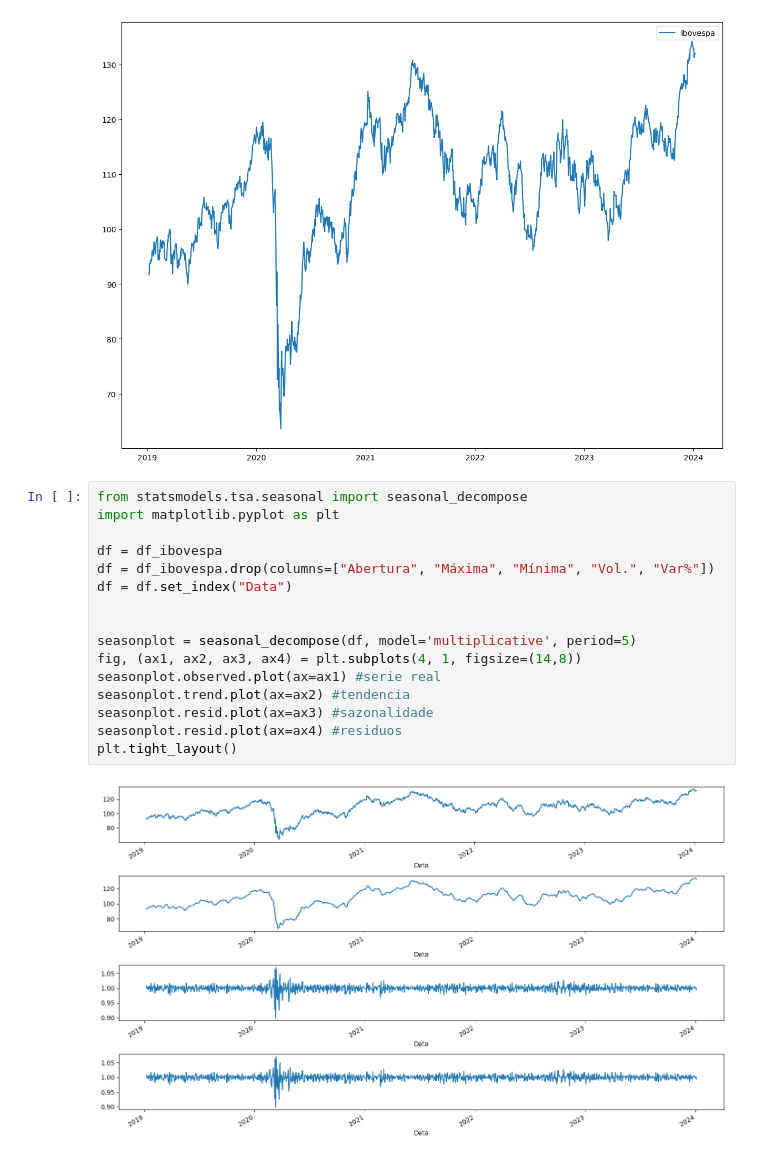
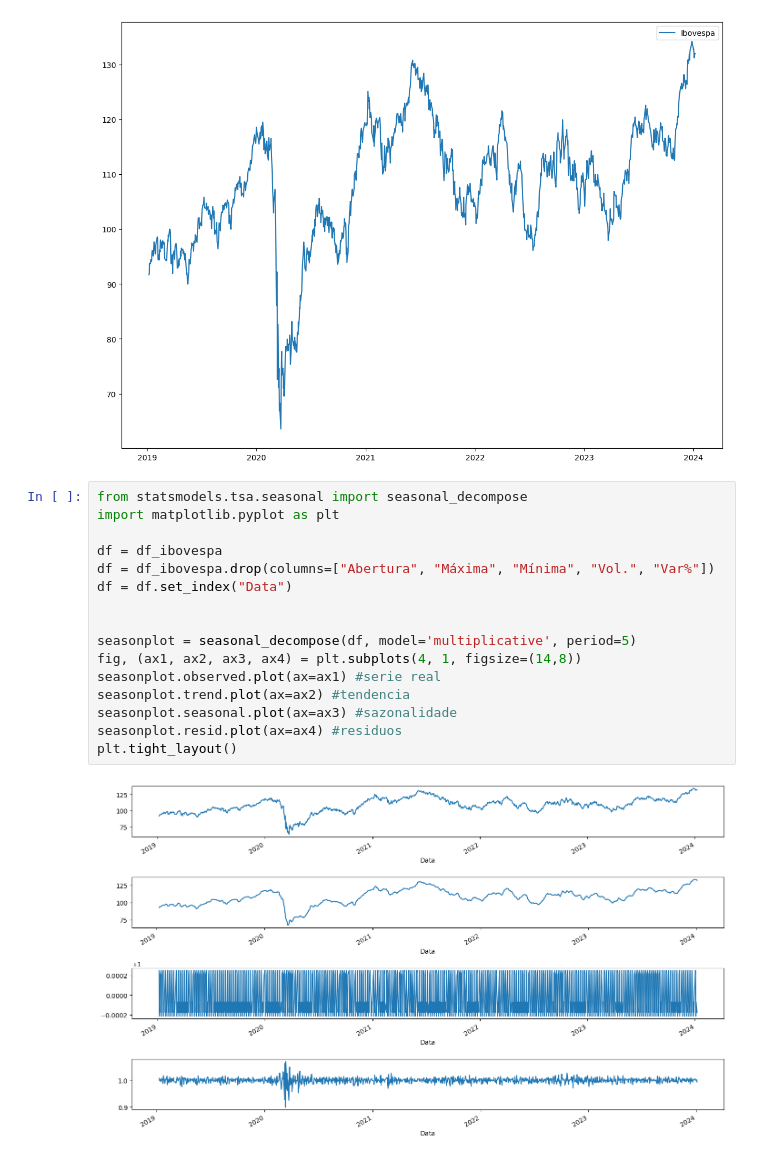
Before and after one commit to giulianafernandes/tech_challenge_2, a Jupyter notebook: Tech_challenge_2.ipynb, the cells around one changed output. Cells and saved outputs as stored; diff of their text form.

```diff
--- a/Tech_challenge_2.ipynb
+++ b/Tech_challenge_2.ipynb
@@ -83,18 +83,18 @@ plt.show()
 # %%
 from statsmodels.tsa.seasonal import seasonal_decompose
 import matplotlib.pyplot as plt
 
 df = df_ibovespa
 df = df_ibovespa.drop(columns=["Abertura", "Máxima", "Mínima", "Vol.", "Var%"])
 df = df.set_index("Data")
 
 
 seasonplot = seasonal_decompose(df, model='multiplicative', period=5)
 fig, (ax1, ax2, ax3, ax4) = plt.subplots(4, 1, figsize=(14,8))
 seasonplot.observed.plot(ax=ax1) #serie real
 seasonplot.trend.plot(ax=ax2) #tendencia
-seasonplot.resid.plot(ax=ax3) #sazonalidade
+seasonplot.seasonal.plot(ax=ax3) #sazonalidade
 seasonplot.resid.plot(ax=ax4) #residuos
 plt.tight_layout()
 # %% [output]
-[figure, old version]
+[figure, new version]
```
